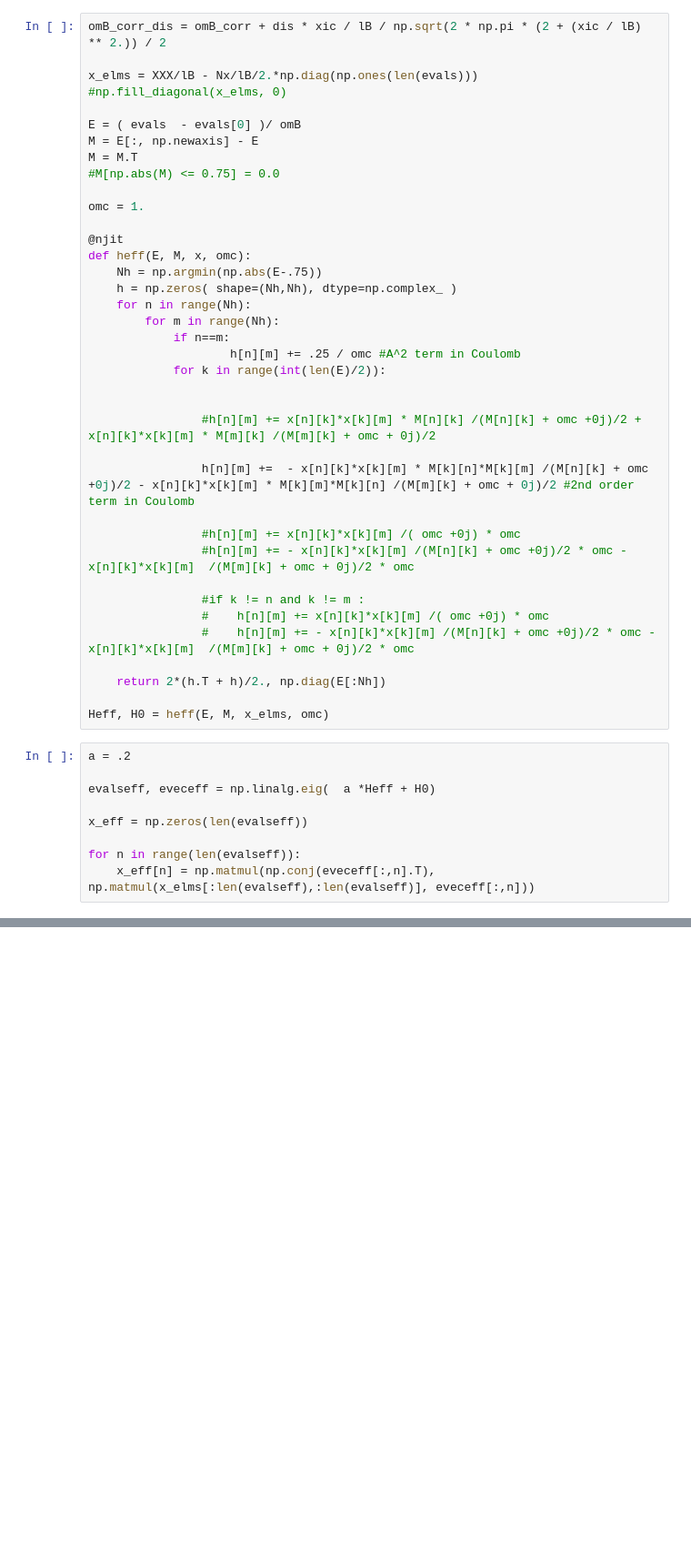
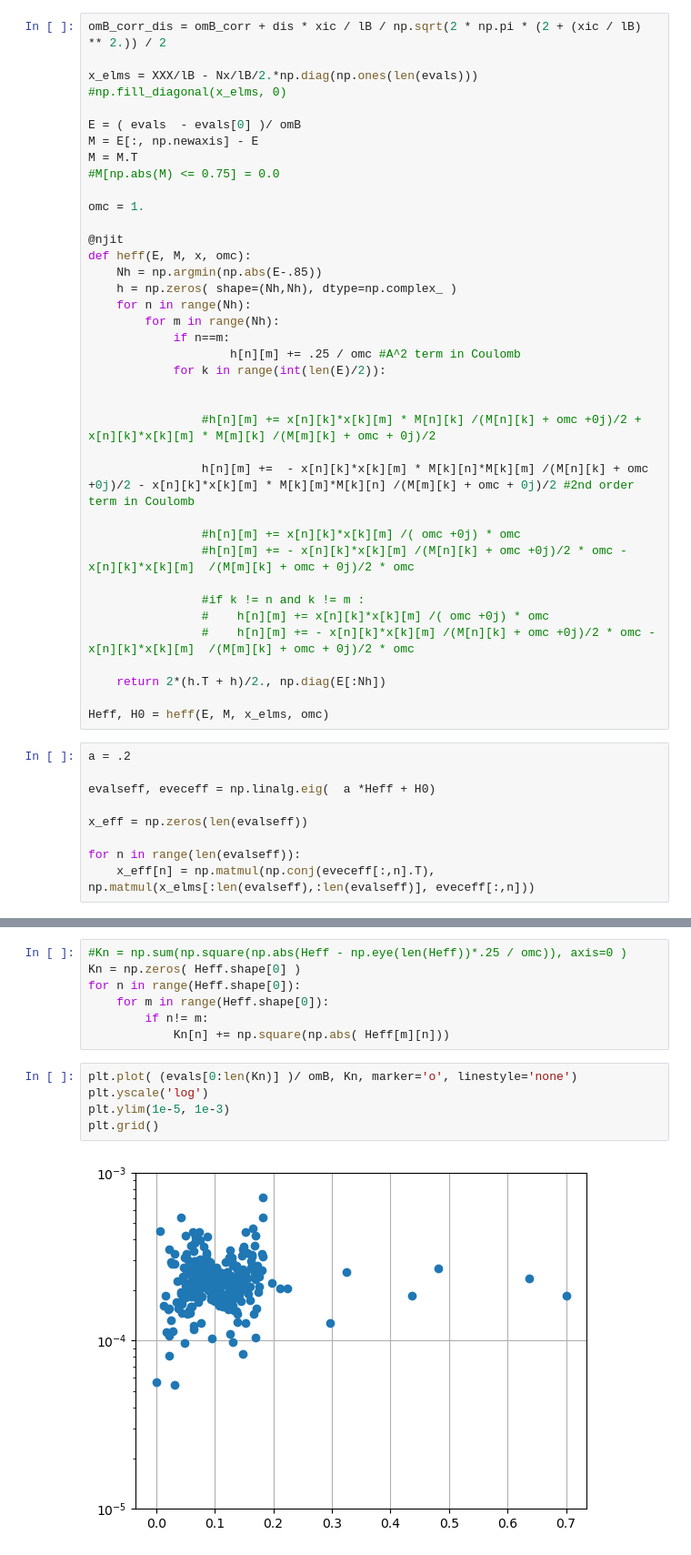
Before and after one commit to Daniele-PyBECTN/The-electrostatic-origin-of-the-breakdown-of-the-Integer-Quantum-Hall-Effect-in-Split-Ring-Cavities, a Jupyter notebook: Heff_and_matrix_elements/Heff_and_matrix_elm.ipynb, the cells around one changed output, grey strips where cells are left out. Shown: that part at 91% size. Drawn from its saved outputs; the diff is of its cells as text; blank space fills up the shorter version.

```diff
--- a/Heff_and_matrix_elements/Heff_and_matrix_elm.ipynb
+++ b/Heff_and_matrix_elements/Heff_and_matrix_elm.ipynb
@@ -372,7 +372,7 @@ omc = 1.
 
 @njit
 def heff(E, M, x, omc):
-    Nh = np.argmin(np.abs(E-.75))
+    Nh = np.argmin(np.abs(E-.85))
     h = np.zeros( shape=(Nh,Nh), dtype=np.complex_ )
     for n in range(Nh):
         for m in range(Nh):
@@ -428,0 +429,14 @@ print(np.amax(R[:,0]), Nx, lB)
+# %%
+#Kn = np.sum(np.square(np.abs(Heff - np.eye(len(Heff))*.25 / omc)), axis=0 )
+Kn = np.zeros( Heff.shape[0] )
+for n in range(Heff.shape[0]):
+    for m in range(Heff.shape[0]):
+        if n!= m:
+            Kn[n] += np.square(np.abs( Heff[m][n]))
+# %%
+plt.plot( (evals[0:len(Kn)] )/ omB, Kn, marker='o', linestyle='none')
+plt.yscale('log')
+plt.ylim(1e-5, 1e-3)
+plt.grid()
+# %% [output]
+[figure, added]
```
Also changed, not shown: parts of 10 cells of this notebook, 4 other files.
